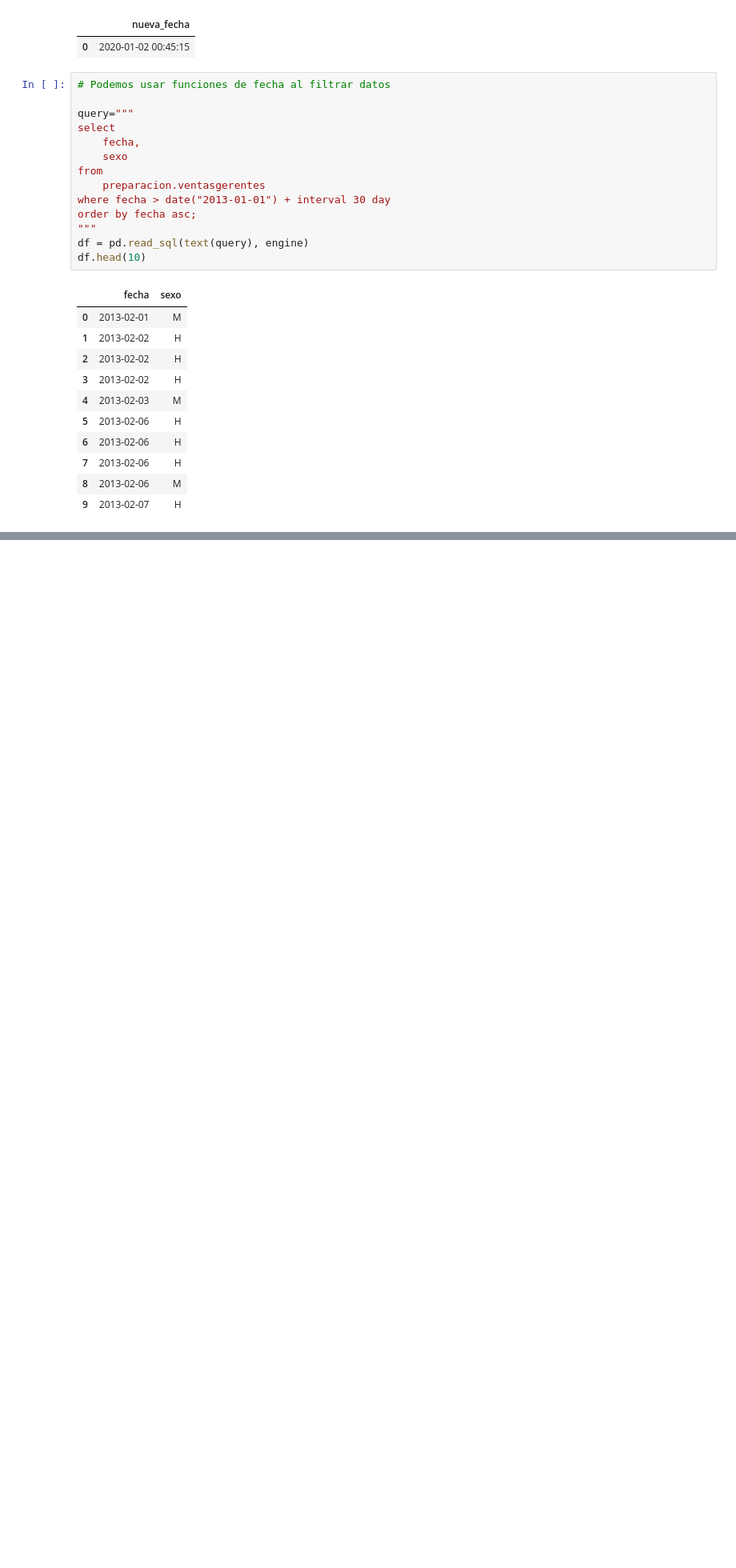
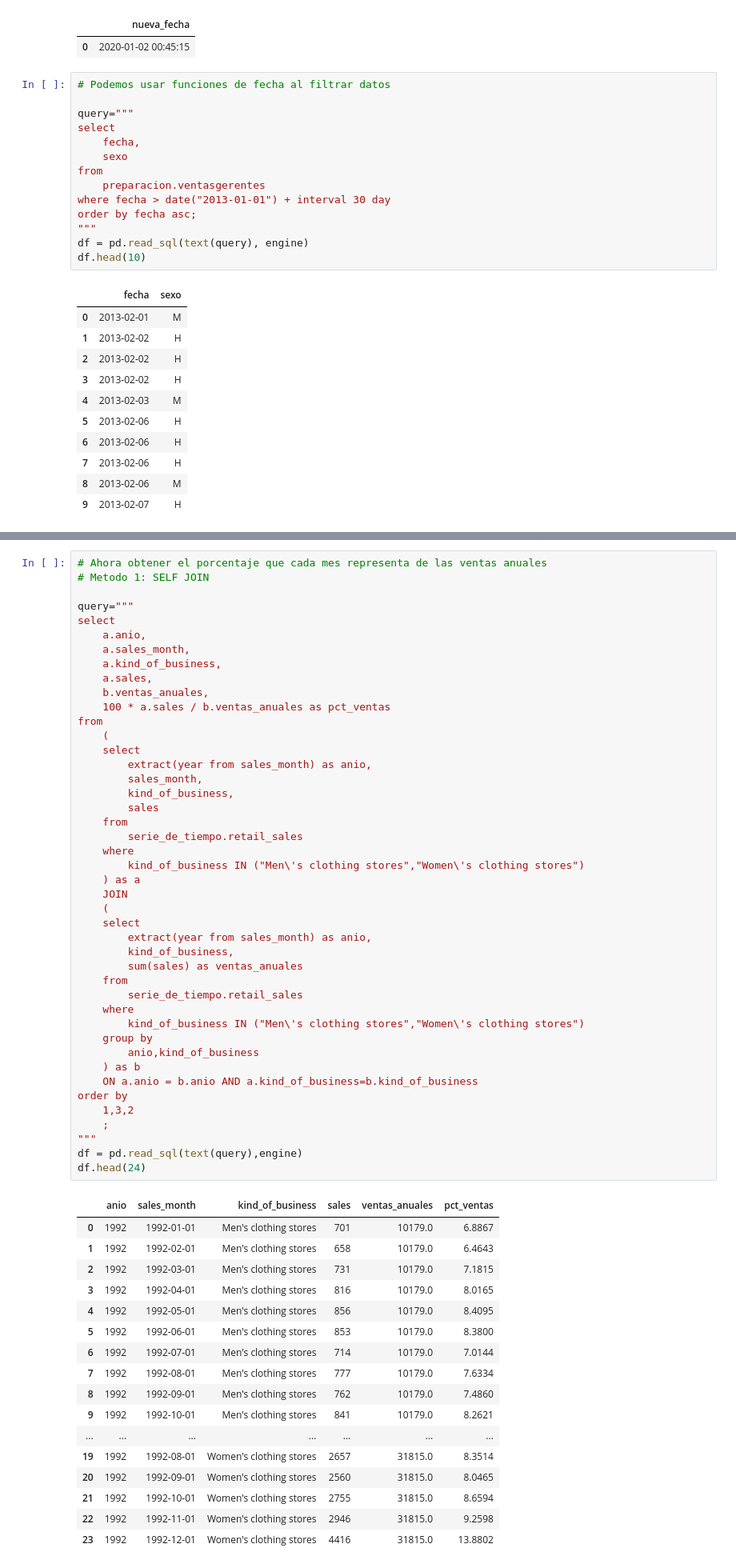
Before and after one commit to user14721068/SQL, a Jupyter notebook: 3.-Series de tiempo.ipynb, the cells around one changed output, grey strips where cells are left out. Shown at 80% size. Drawn from its saved outputs; the diff is of its cells as text; blank space fills up the shorter version.

```diff
--- a/3.-Series de tiempo.ipynb
+++ b/3.-Series de tiempo.ipynb
@@ -371,0 +780,62 @@ df.head(10)
+# %%
+# Ahora obtener el porcentaje que cada mes representa de las ventas anuales
+# Metodo 1: SELF JOIN
+
+query="""
+select
+    a.anio,
+    a.sales_month,
+    a.kind_of_business,
+    a.sales,
+    b.ventas_anuales,
+    100 * a.sales / b.ventas_anuales as pct_ventas
+from
+    (
+    select
+        extract(year from sales_month) as anio,
+        sales_month,
+        kind_of_business,
+        sales
+    from
+        serie_de_tiempo.retail_sales
+    where
+        kind_of_business IN ("Men\'s clothing stores","Women\'s clothing stores")
+    ) as a
+    JOIN
+    (
+    select
+        extract(year from sales_month) as anio,
+        kind_of_business,
+        sum(sales) as ventas_anuales
+    from
+        serie_de_tiempo.retail_sales
+    where
+        kind_of_business IN ("Men\'s clothing stores","Women\'s clothing stores")
+    group by
+        anio,kind_of_business
+    ) as b
+    ON a.anio = b.anio AND a.kind_of_business=b.kind_of_business
+order by
+    1,3,2
+    ;
+"""
+df = pd.read_sql(text(query),engine)
+df.head(24)
+# %% [output]
+|  | anio | sales_month | kind_of_business | sales | ventas_anuales | pct_ventas |
+| 0 | 1992 | 1992-01-01 | Men's clothing stores | 701 | 10179.0 | 6.8867 |
+| 1 | 1992 | 1992-02-01 | Men's clothing stores | 658 | 10179.0 | 6.4643 |
+| 2 | 1992 | 1992-03-01 | Men's clothing stores | 731 | 10179.0 | 7.1815 |
+| 3 | 1992 | 1992-04-01 | Men's clothing stores | 816 | 10179.0 | 8.0165 |
+| 4 | 1992 | 1992-05-01 | Men's clothing stores | 856 | 10179.0 | 8.4095 |
+| 5 | 1992 | 1992-06-01 | Men's clothing stores | 853 | 10179.0 | 8.3800 |
+| 6 | 1992 | 1992-07-01 | Men's clothing stores | 714 | 10179.0 | 7.0144 |
+| 7 | 1992 | 1992-08-01 | Men's clothing stores | 777 | 10179.0 | 7.6334 |
+| 8 | 1992 | 1992-09-01 | Men's clothing stores | 762 | 10179.0 | 7.4860 |
+| 9 | 1992 | 1992-10-01 | Men's clothing stores | 841 | 10179.0 | 8.2621 |
+| ... | ... | ... | ... | ... | ... | ... |
+| 19 | 1992 | 1992-08-01 | Women's clothing stores | 2657 | 31815.0 | 8.3514 |
+| 20 | 1992 | 1992-09-01 | Women's clothing stores | 2560 | 31815.0 | 8.0465 |
+| 21 | 1992 | 1992-10-01 | Women's clothing stores | 2755 | 31815.0 | 8.6594 |
+| 22 | 1992 | 1992-11-01 | Women's clothing stores | 2946 | 31815.0 | 9.2598 |
+| 23 | 1992 | 1992-12-01 | Women's clothing stores | 4416 | 31815.0 | 13.8802 |
```
Also changed, not shown: parts of 49 cells of this notebook.
